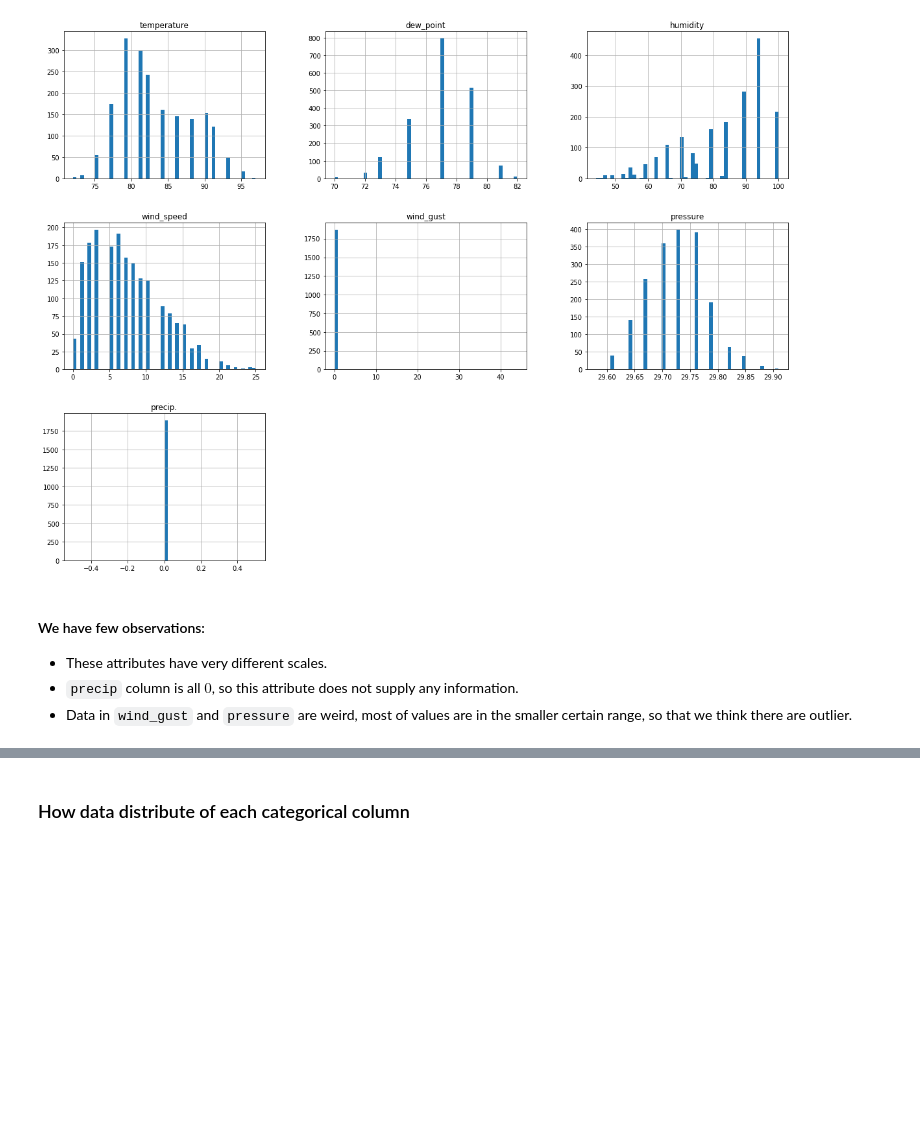
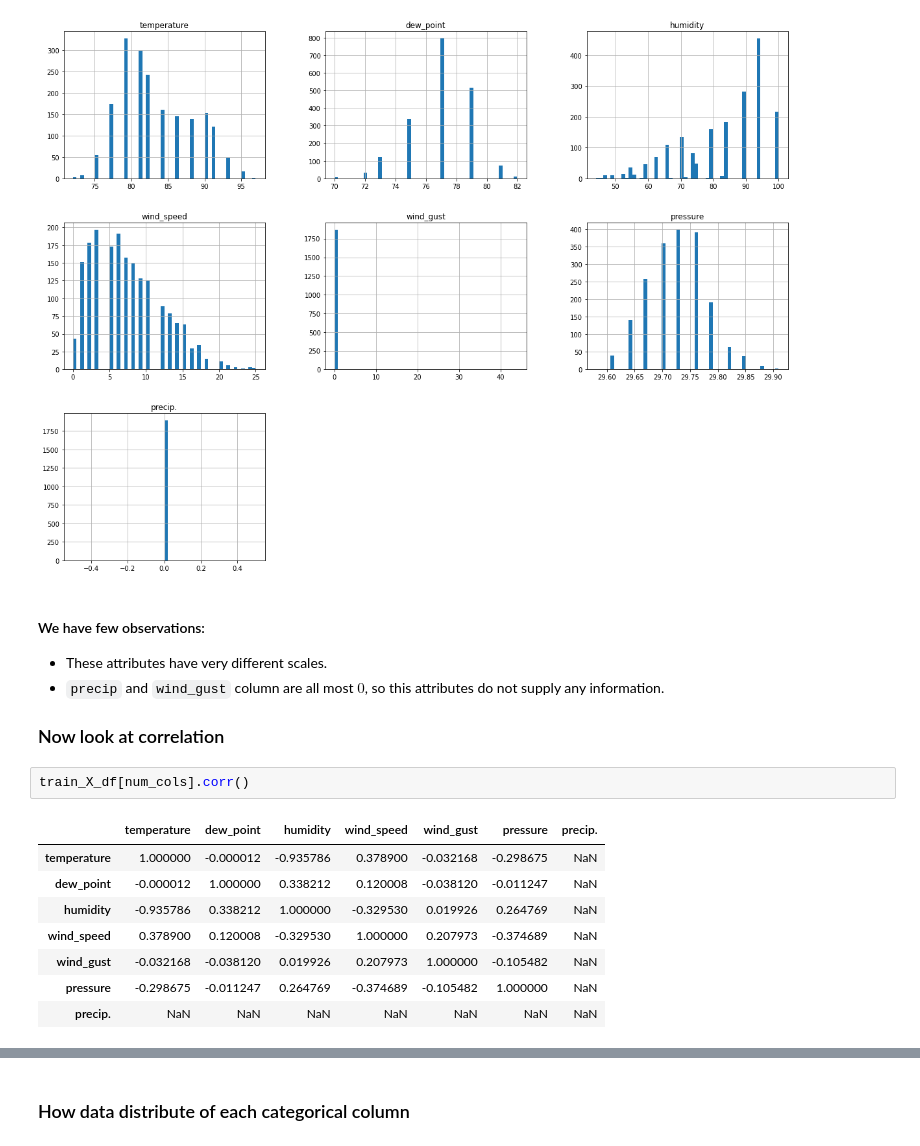
Before and after one commit to MachineGun3008/intro2ds_final_project, a Jupyter notebook: Model.ipynb, the cells around one changed output, grey strips where cells are left out. Saved outputs shown, nothing was run; the diff lists cells and outputs as text; blank space fills up the shorter version.

```diff
--- a/Model.ipynb
+++ b/Model.ipynb
@@ -99,5 +99,17 @@ plt.show()
 # %% [markdown]
 #### We have few observations:
 * These attributes have very different scales.
-* `precip` column is all $0$, so this attribute does not supply any information.
-* Data in `wind_gust` and `pressure` are weird, most of values are in the smaller certain range, so that we think there are outlier.
+* `precip` and `wind_gust` column are all most $0$, so this attributes do not supply any information.
+
+### Now look at correlation
+# %%
+train_X_df[num_cols].corr()
+# %% [output]
+|  | temperature | dew_point | humidity | wind_speed | wind_gust | pressure | precip. |
+| temperature | 1.000000 | -0.000012 | -0.935786 | 0.378900 | -0.032168 | -0.298675 | NaN |
+| dew_point | -0.000012 | 1.000000 | 0.338212 | 0.120008 | -0.038120 | -0.011247 | NaN |
+| humidity | -0.935786 | 0.338212 | 1.000000 | -0.329530 | 0.019926 | 0.264769 | NaN |
+| wind_speed | 0.378900 | 0.120008 | -0.329530 | 1.000000 | 0.207973 | -0.374689 | NaN |
+| wind_gust | -0.032168 | -0.038120 | 0.019926 | 0.207973 | 1.000000 | -0.105482 | NaN |
+| pressure | -0.298675 | -0.011247 | 0.264769 | -0.374689 | -0.105482 | 1.000000 | NaN |
+| precip. | NaN | NaN | NaN | NaN | NaN | NaN | NaN |
```
Also changed, not shown: parts of 18 cells of this notebook, 1 other file.
